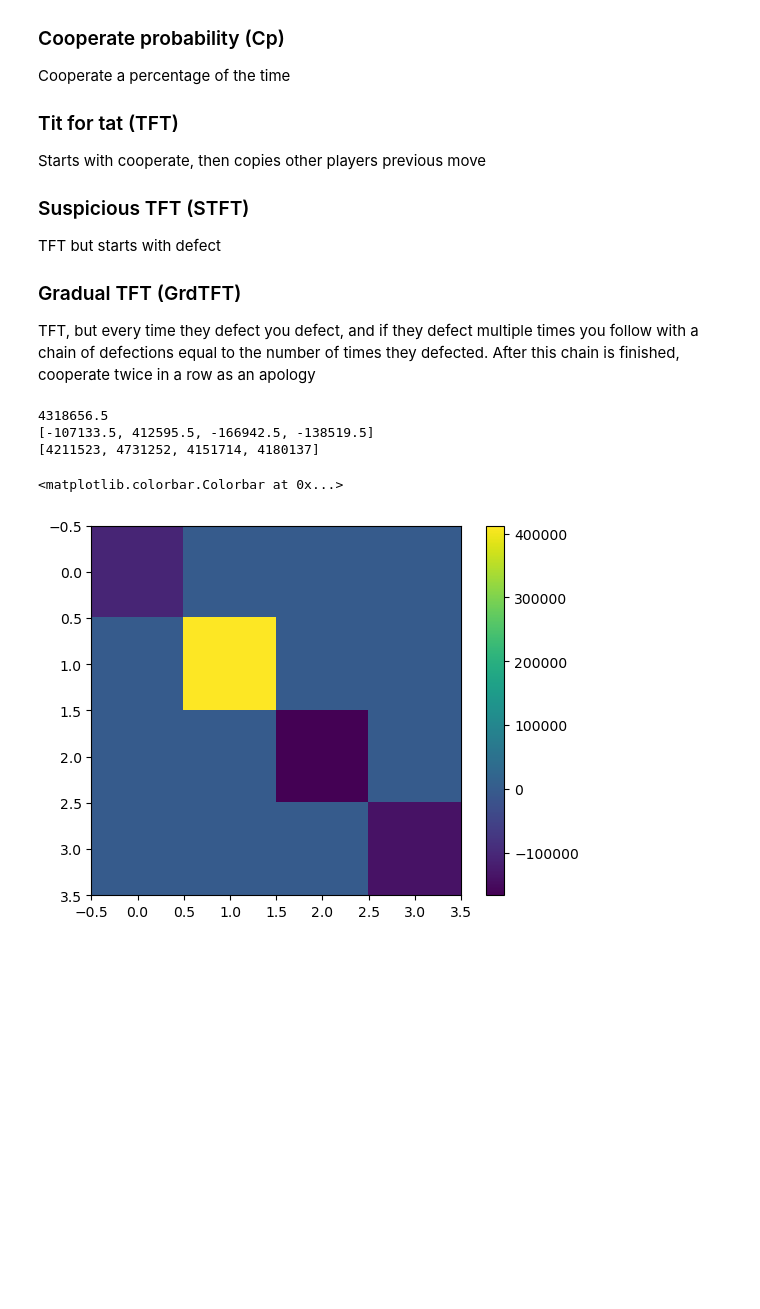
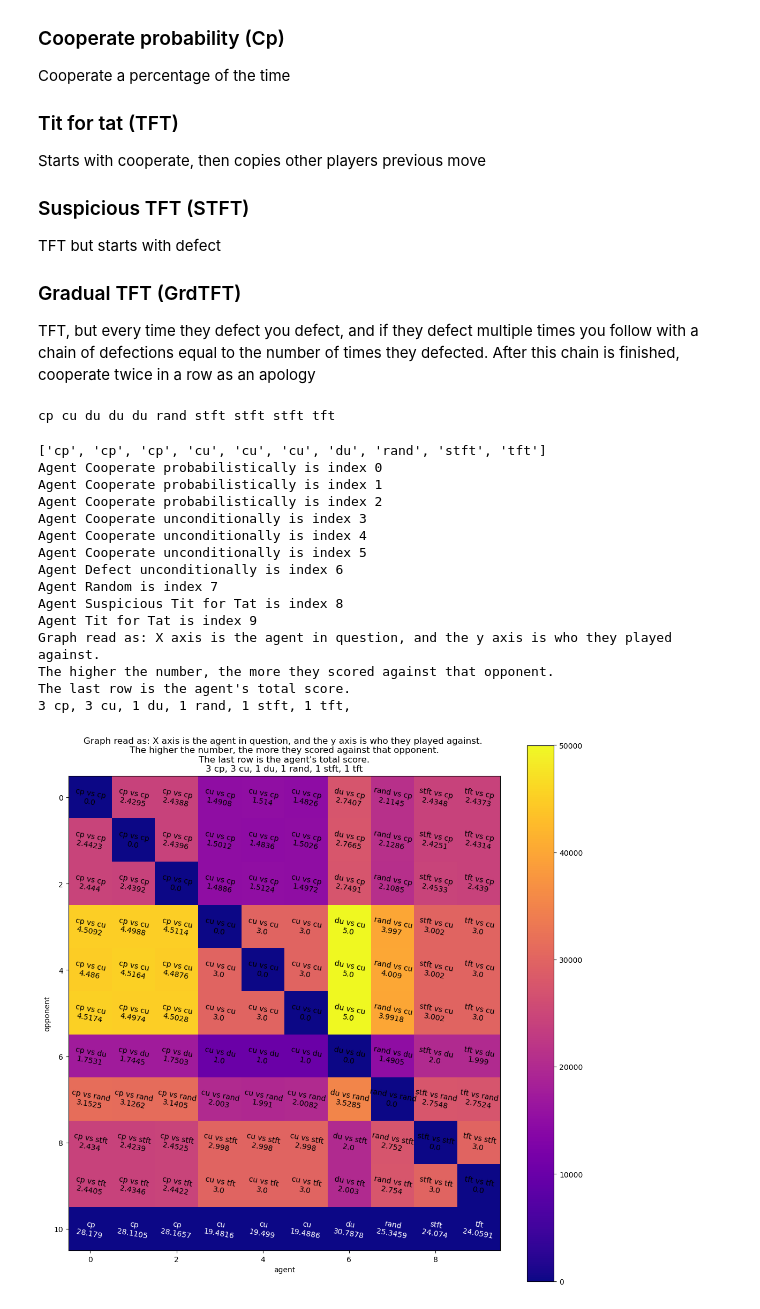
Before and after one commit to sebastianwied/GameTheory, a Jupyter notebook: PrisonersDilemma.ipynb, the cells around one changed output. Drawn from its saved outputs; the diff is of its cells as text; code cells hidden in the pictures; blank space fills up the shorter version.

Commit message:
Round robin functionality added.
Also added plot generation, and easy game agent generation.

```diff
--- a/PrisonersDilemma.ipynb
+++ b/PrisonersDilemma.ipynb
@@ -102,3 +118,32 @@ class STFT(Agent):
+# %%
+class AgentBuilder:
+    def xOfEach(self, *args):
+        agents = ''
+        filename = 'game'
+        for arg in args:
+            name = f"{arg[0].lower().strip()} "
+            agents += name*arg[1]
+            filename += f'{arg[1]}{arg[0].lower().strip()}'
+        filename += ".png"
+        return agents, filename
+
+    def rand(self, num):
+        names = np.array(list(AGENTTYPES.keys()))
+        agents = random.choice(names, size=num)
+        unique, counts = np.unique(agents, return_counts=True)
+        ags = dict(zip(unique, counts))
+        filename = 'game'
+        agentStr = ''
+        for name, count in ags.items():
+            agentStr += (f'{name} '*count)
+            filename += f'{count}{name}'
+        filename += '.png'
+        return agentStr, filename
+# %%
+agb = AgentBuilder()
+agents, _ = agb.rand(10)
+# %% [output]
+cp cu du du du rand stft stft stft tft
 # %%
 class Arbiter:
     # Manages games between two agents
@@ -165,25 +272,23 @@ arb.playNMatches(a3, a4, 20)
-# %%
-agents = [a1,a2,a3,a4]
-scoreData = []
-rawData = []
-for agent in agents:
-    rawData.append(arb.overallscores[agent])
-average = np.average(rawData)
-for score in rawData:
-    scoreData.append((score-average))
-print(average)
-print(scoreData)
-print(rawData)
-grid = np.zeros((4,4))
-grid[0,0] = scoreData[0]
-grid[1,1] = scoreData[1]
-grid[2,2] = scoreData[2]
-grid[3,3] = scoreData[3]
-plt.imshow(grid)
-plt.colorbar()
-# %% [output]
-4318656.5
-[-107133.5, 412595.5, -166942.5, -138519.5]
-[4211523, 4731252, 4151714, 4180137]
-<matplotlib.colorbar.Colorbar at 0x...>
-[figure, removed]
+# %%
+arb = Arbiter(1000)
+agb = AgentBuilder()
+# %%
+agentStr, filename = agb.rand(10)
+agents = arb.playTournament(agentStr, 10, filename, text=True)
+# %% [output]
+['cp', 'cp', 'cp', 'cu', 'cu', 'cu', 'du', 'rand', 'stft', 'tft']
+Agent Cooperate probabilistically is index 0
+Agent Cooperate probabilistically is index 1
+Agent Cooperate probabilistically is index 2
+Agent Cooperate unconditionally is index 3
+Agent Cooperate unconditionally is index 4
+Agent Cooperate unconditionally is index 5
+Agent Defect unconditionally is index 6
+Agent Random is index 7
+Agent Suspicious Tit for Tat is index 8
+Agent Tit for Tat is index 9
+Graph read as: X axis is the agent in question, and the y axis is who they played against.
+The higher the number, the more they scored against that opponent.
+The last row is the agent's total score.
+3 cp, 3 cu, 1 du, 1 rand, 1 stft, 1 tft,
+[figure, added]
```
Also changed, not shown: parts of 6 cells of this notebook, 5 other files.
